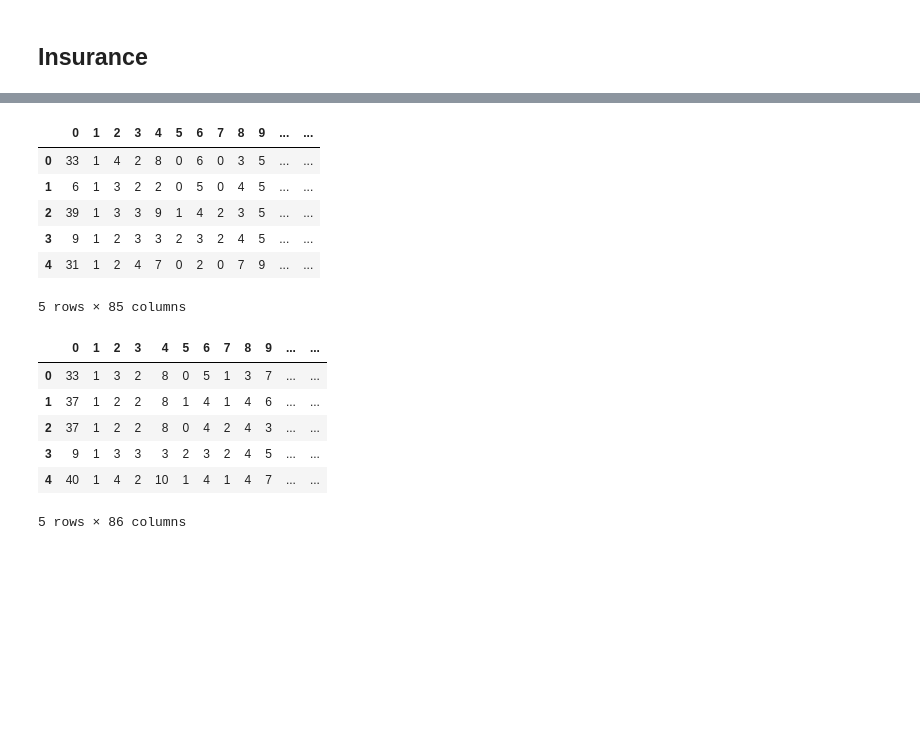
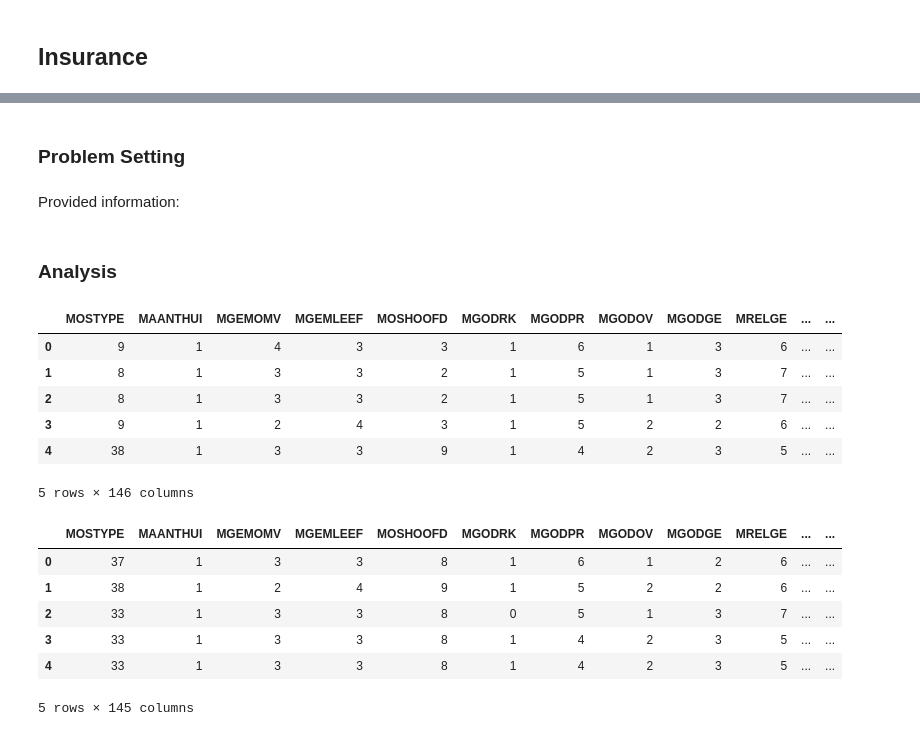
Before and after one commit to lucashoeft/Intelligent-Data-Analysis-Project, a Jupyter notebook: Intelligent-Data-Analysis-Project.ipynb, the cells around one changed output, grey strips where cells are left out. Saved outputs shown, nothing was run; the diff lists cells and outputs as text; code cells hidden in the pictures; blank space fills up the shorter version.

```diff
--- a/Intelligent-Data-Analysis-Project.ipynb
+++ b/Intelligent-Data-Analysis-Project.ipynb
@@ -120,18 +550,65 @@ print(insurance_train.shape)
+# %%
+insurance_test_cat = insurance_test
+
+# customer_subtype
+insurance_test_cat = pd.merge(insurance_test_cat, customer_subtype, left_on='MOSTYPE', right_on='Value')
+insurance_test_cat['MOSTYPE_Label'] = insurance_test_cat['Label']
+insurance_test_cat = insurance_test_cat.drop(['Value', 'Label'], axis=1)
+insurance_test_cat = insurance_test_cat.astype({'MOSTYPE':'category'})
+insurance_test_cat = insurance_test_cat.astype({'MOSTYPE_Label':'category'})
+
+# avg_age
+insurance_test_cat = pd.merge(insurance_test_cat, avg_age, left_on='MGEMLEEF', right_on='Value')
+insurance_test_cat['MGEMLEEF_Label'] = insurance_test_cat['Label']
+insurance_test_cat = insurance_test_cat.drop(['Value', 'Label'], axis=1)
+insurance_test_cat = insurance_test_cat.astype({'MGEMLEEF':'category'})
+insurance_test_cat = insurance_test_cat.astype({'MGEMLEEF_Label':'category'})
+
+# customer_main_type
+insurance_test_cat = pd.merge(insurance_test_cat, customer_main_type, left_on='MOSHOOFD', right_on='Value')
+insurance_test_cat['MOSHOOFD_Label'] = insurance_test_cat['Label']
+insurance_test_cat = insurance_test_cat.drop(['Value', 'Label'], axis=1)
+insurance_test_cat = insurance_test_cat.astype({'MOSHOOFD':'category'})
+insurance_test_cat = insurance_test_cat.astype({'MOSHOOFD_Label':'category'})
+
+# percentage
+percentage_columns = ['MGODOV', 'MGODGE', 'MRELGE', 'MRELSA', 'MRELOV', 'MFALLEEN', 'MFGEKIND', 'MFWEKIND', 'MOPLHOOG', 'MOPLMIDD', 'MOPLLAAG', 'MBERHOOG', 'MBERZELF', 'MBERBOER', 'MBERMIDD', 'MBERARBG', 'MBERARBO', 'MSKA', 'MSKB1', 'MSKB2', 'MSKC', 'MSKD', 'MHHUUR', 'MHKOOP', 'MAUT1', 'MAUT2', 'MAUT0', 'MZFONDS', 'MZPART', 'MINKM30', 'MINK3045', 'MINK4575', 'MINK7512', 'MINK123M', 'MINKGEM', 'MKOOPKLA']
+for column in percentage_columns:
+    insurance_test_cat = pd.merge(insurance_test_cat, percentage, left_on=column, right_on='Value')
+    insurance_test_cat[column + '_Label'] = insurance_test_cat['Label']
+    insurance_test_cat = insurance_test_cat.drop(['Value', 'Label'], axis=1)
+    insurance_test_cat = insurance_test_cat.astype({column:'category'})
+    insurance_test_cat = insurance_test_cat.astype({column + '_Label':'category'})
+
+# contribution
+contribution_columns = ['PWAPART', 'PWABEDR', 'PWALAND', 'PPERSAUT', 'PBESAUT', 'PMOTSCO', 'PVRAAUT', 'PAANHANG', 'PTRACTOR', 'PWERKT', 'PBROM', 'PLEVEN', 'PPERSONG', 'PGEZONG', 'PWAOREG', 'PBRAND', 'PZEILPL', 'PPLEZIER', 'PFIETS', 'PINBOED', 'PBYSTAND']
+for column in contribution_columns:
+    insurance_test_cat = pd.merge(insurance_test_cat, contribution, left_on=column, right_on='Value')
+    insurance_test_cat[column + '_Label'] = insurance_test_cat['Label']
+    insurance_test_cat = insurance_test_cat.drop(['Value', 'Label'], axis=1)
+    insurance_test_cat = insurance_test_cat.astype({column:'category'})
+    insurance_test_cat = insurance_test_cat.astype({column + '_Label':'category'})
+# %% [markdown]
+### Problem Setting
+# %% [markdown]
+Provided information:
+# %% [markdown]
+### Analysis
 # %%
-display(insurance_test.head(5))
-display(insurance_train.head(5))
+display(insurance_train_cat.head(5))
+display(insurance_test_cat.head(5))
 # %% [output]
-|  | 0 | 1 | 2 | 3 | 4 | 5 | 6 | 7 | 8 | 9 | ... | ... |
-| 0 | 33 | 1 | 4 | 2 | 8 | 0 | 6 | 0 | 3 | 5 | ... | ... |
-| 1 | 6 | 1 | 3 | 2 | 2 | 0 | 5 | 0 | 4 | 5 | ... | ... |
-| 2 | 39 | 1 | 3 | 3 | 9 | 1 | 4 | 2 | 3 | 5 | ... | ... |
-| 3 | 9 | 1 | 2 | 3 | 3 | 2 | 3 | 2 | 4 | 5 | ... | ... |
-| 4 | 31 | 1 | 2 | 4 | 7 | 0 | 2 | 0 | 7 | 9 | ... | ... |
+|  | MOSTYPE | MAANTHUI | MGEMOMV | MGEMLEEF | MOSHOOFD | MGODRK | MGODPR | MGODOV | MGODGE | MRELGE | ... | ... |
+| 0 | 9 | 1 | 4 | 3 | 3 | 1 | 6 | 1 | 3 | 6 | ... | ... |
+| 1 | 8 | 1 | 3 | 3 | 2 | 1 | 5 | 1 | 3 | 7 | ... | ... |
+| 2 | 8 | 1 | 3 | 3 | 2 | 1 | 5 | 1 | 3 | 7 | ... | ... |
+| 3 | 9 | 1 | 2 | 4 | 3 | 1 | 5 | 2 | 2 | 6 | ... | ... |
+| 4 | 38 | 1 | 3 | 3 | 9 | 1 | 4 | 2 | 3 | 5 | ... | ... |
-5 rows × 85 columns
+5 rows × 146 columns
-|  | 0 | 1 | 2 | 3 | 4 | 5 | 6 | 7 | 8 | 9 | ... | ... |
-| 0 | 33 | 1 | 3 | 2 | 8 | 0 | 5 | 1 | 3 | 7 | ... | ... |
-| 1 | 37 | 1 | 2 | 2 | 8 | 1 | 4 | 1 | 4 | 6 | ... | ... |
-| 2 | 37 | 1 | 2 | 2 | 8 | 0 | 4 | 2 | 4 | 3 | ... | ... |
-| 3 | 9 | 1 | 3 | 3 | 3 | 2 | 3 | 2 | 4 | 5 | ... | ... |
-| 4 | 40 | 1 | 4 | 2 | 10 | 1 | 4 | 1 | 4 | 7 | ... | ... |
+|  | MOSTYPE | MAANTHUI | MGEMOMV | MGEMLEEF | MOSHOOFD | MGODRK | MGODPR | MGODOV | MGODGE | MRELGE | ... | ... |
+| 0 | 37 | 1 | 3 | 3 | 8 | 1 | 6 | 1 | 2 | 6 | ... | ... |
+| 1 | 38 | 1 | 2 | 4 | 9 | 1 | 5 | 2 | 2 | 6 | ... | ... |
+| 2 | 33 | 1 | 3 | 3 | 8 | 0 | 5 | 1 | 3 | 7 | ... | ... |
+| 3 | 33 | 1 | 3 | 3 | 8 | 1 | 4 | 2 | 3 | 5 | ... | ... |
+| 4 | 33 | 1 | 3 | 3 | 8 | 1 | 4 | 2 | 3 | 5 | ... | ... |
-5 rows × 86 columns
+5 rows × 145 columns
```
Also changed, not shown: parts of 57 cells of this notebook.
